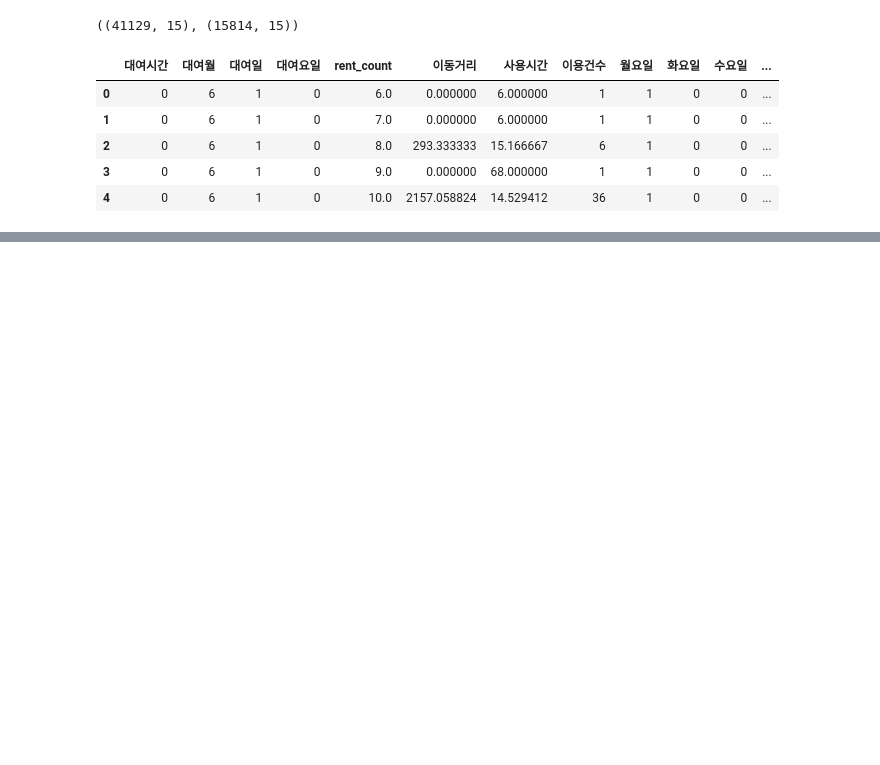
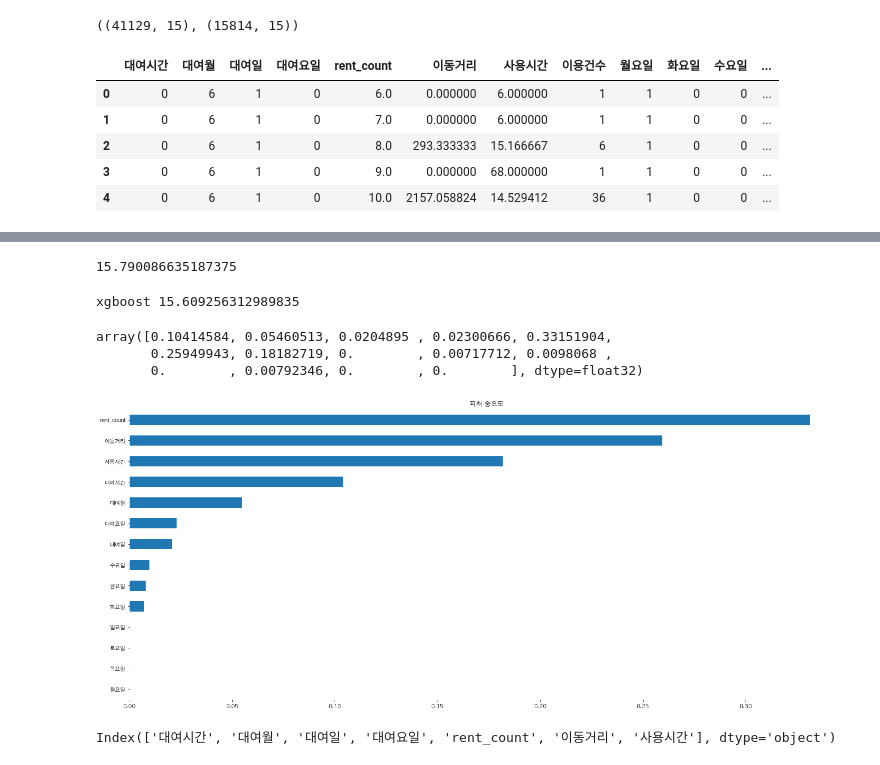
Before and after one commit to Markers/SC2_project, a Jupyter notebook: Src/time_rent.ipynb, the cells around one changed output, grey strips where cells are left out. Saved outputs shown, nothing was run; the diff lists cells and outputs as text; code cells hidden in the pictures; blank space fills up the shorter version.

```diff
--- a/Src/time_rent.ipynb
+++ b/Src/time_rent.ipynb
@@ -809,3 +807,6 @@ Data columns (total 15 columns):
  14  일요일         56943 non-null  uint8
 dtypes: float64(3), int64(5), uint8(7)
 memory usage: 3.9 MB
+# %%
+feature = gangseo.loc[:,~gangseo.columns.isin([target])].columns
+feature
@@ -886,0 +978,57 @@ for model_name, model in models:
+# %%
+mae
+# %% [output]
+15.790086635187375
+# %%
+##xboost 다시.
+models = [
+    ('xgboost', xgb.XGBRegressor())
+]
+
+params = {
+    'xgboost': {
+        "gamma": uniform(0, 0.5).rvs(n),
+        "max_depth": range(2, 4),  # default 3
+        "n_estimators": randint(100, 150).rvs(n),  # default 100
+    }
+}
+
+parmas = { "gamma": uniform(0, 0.5).rvs(n),
+            "max_depth": range(2, 4),  # default 3
+            "n_estimators": randint(100, 150).rvs(n)
+            }
+
+best_model, best_mae = None, float('inf')
+for model_name, model in models:
+    param_grid = params[model_name]
+    grid = GridSearchCV(model, cv=3, n_jobs=-1, param_grid=param_grid)
+    grid = grid.fit(X_train, y_train)
+
+    model = grid.best_estimator_
+    predictions = model.predict(X_test)
+    mae = mean_absolute_error(y_test, predictions)
+
+    print(model_name, mae)
+
+    if mae < best_mae:
+        best_model = model
+# %% [output]
+xgboost 15.609256312989835
+# %%
+best_model.feature_importances_
+# %% [output]
+array([0.10414584, 0.05460513, 0.0204895 , 0.02300666, 0.33151904,
+       0.25949943, 0.18182719, 0.        , 0.00717712, 0.0098068 ,
+       0.        , 0.00792346, 0.        , 0.        ], dtype=float32)
+# %%
+feature_importance = pd.Series(
+    index=feature, data=best_model.feature_importances_).sort_values()
+feature_importance.plot(kind='barh', figsize=(24, 10), title="피쳐 중요도", rot=0)
+plt.box(False)
+plt.show()
+# %% [output]
+[figure, added]
+# %%
+feature
+# %% [output]
+Index(['대여시간', '대여월', '대여일', '대여요일', 'rent_count', '이동거리', '사용시간'], dtype='object')
```
Also changed, not shown: parts of 16 cells of this notebook.
